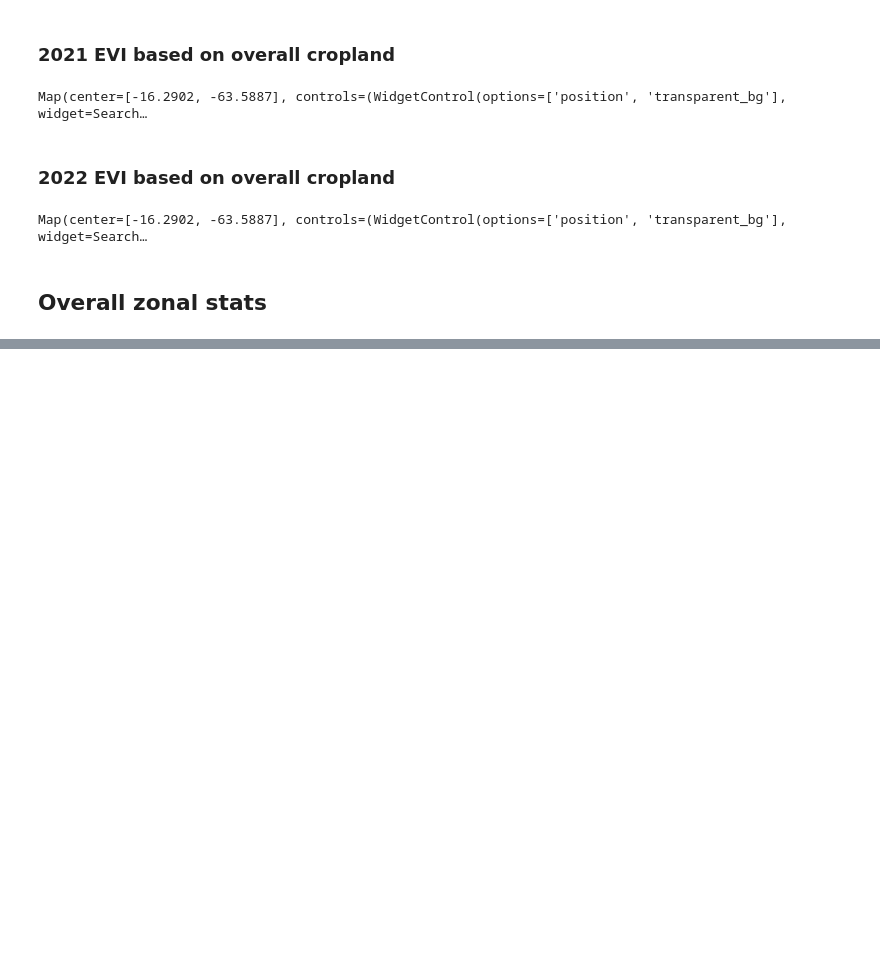
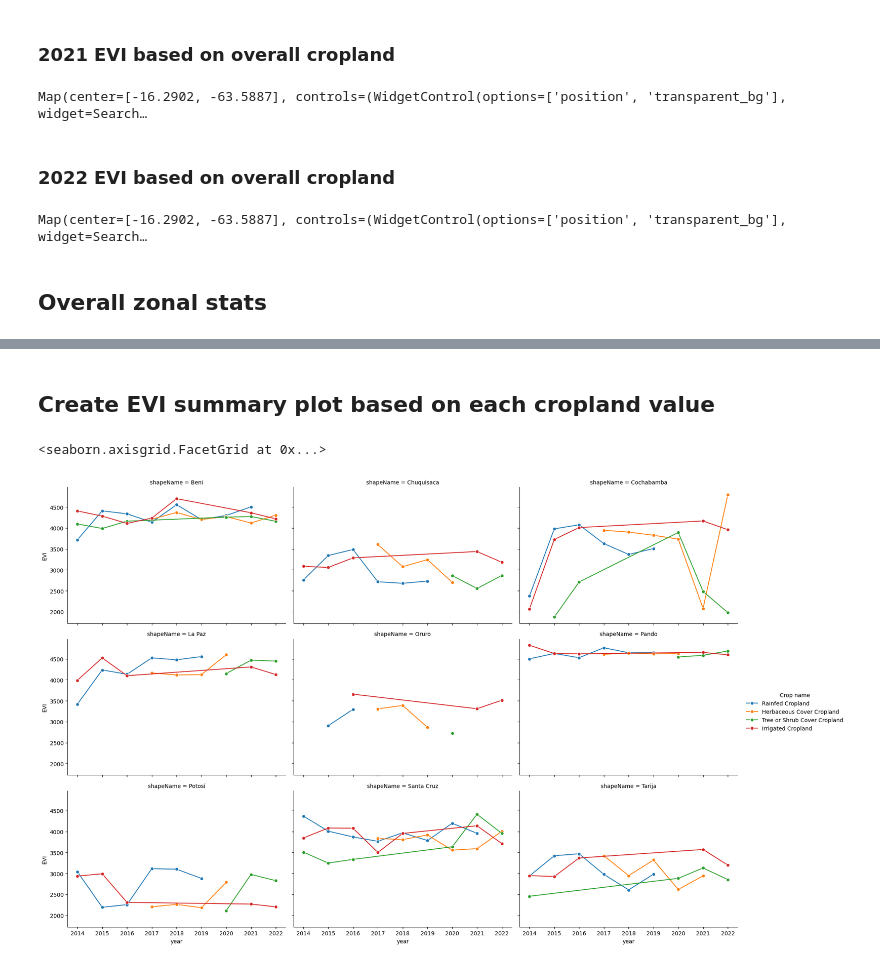
Before and after one commit to datapartnership/bolivia-economic-monitor, a Jupyter notebook: notebooks/evi_analysis.ipynb, the cells around one changed output, grey strips where cells are left out. Drawn from its saved outputs; the diff is of its cells as text; code cells hidden in the pictures; blank space fills up the shorter version.

```diff
--- a/notebooks/evi_analysis.ipynb
+++ b/notebooks/evi_analysis.ipynb
@@ -543,0 +734,2 @@ zs.task.status()
+# %% [markdown]
+## Create EVI summary plot based on each cropland value
@@ -543,0 +779,24 @@ zs.task.status()
+# %%
+import seaborn as sns
+
+
+g = sns.FacetGrid(
+    gdf_long_per_crop_value,
+    col="shapeName",
+    hue="crop_name",
+    col_wrap=3,
+    height=4,
+    aspect=1.5,
+)
+
+g.map_dataframe(
+    sns.lineplot,
+    x="year",
+    y="EVI",
+    marker="o",
+    palette="tab10",
+)
+g.add_legend(title="Crop name")
+# %% [output]
+<seaborn.axisgrid.FacetGrid at 0x...>
+[figure, added]
```
Also changed, not shown: parts of 10 cells of this notebook.
